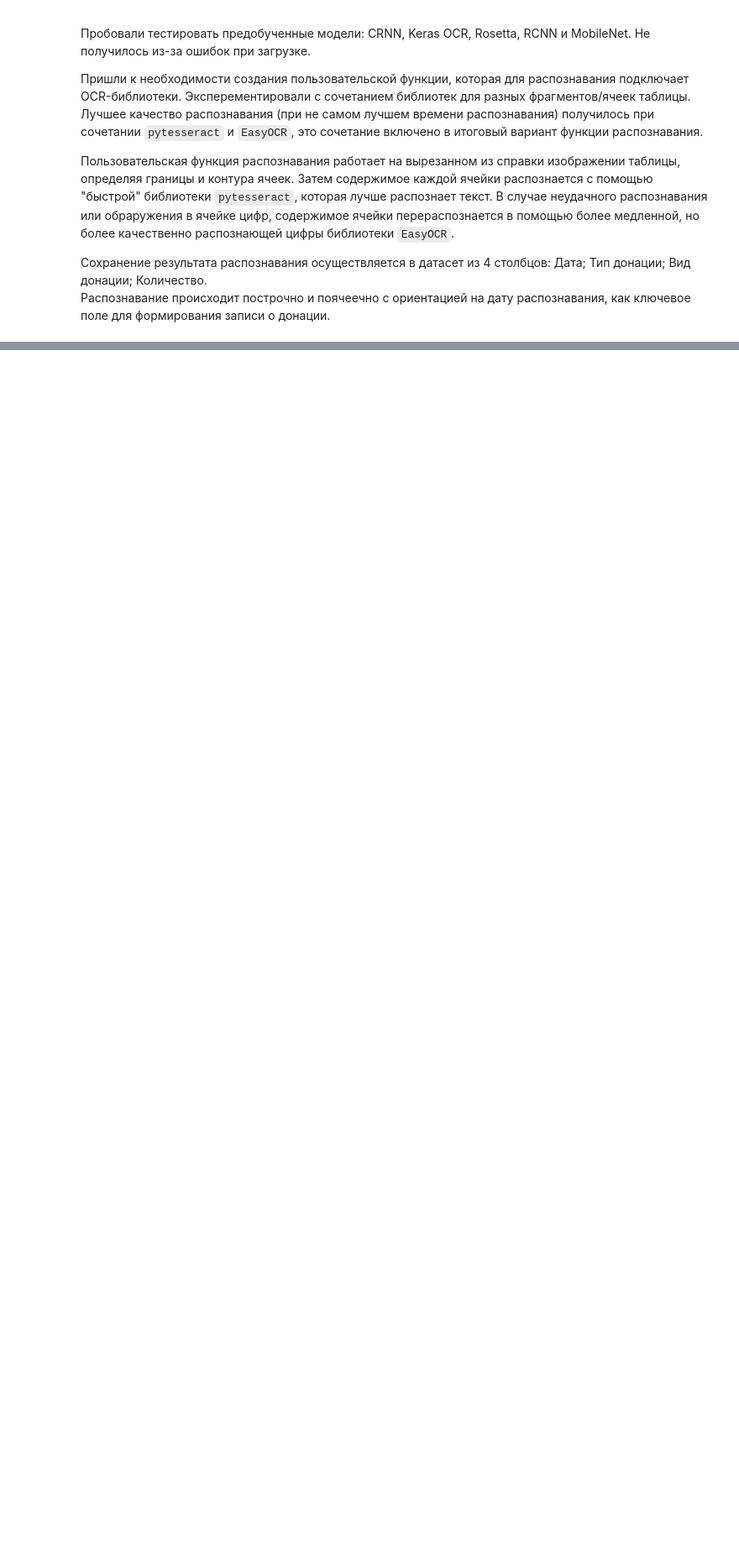
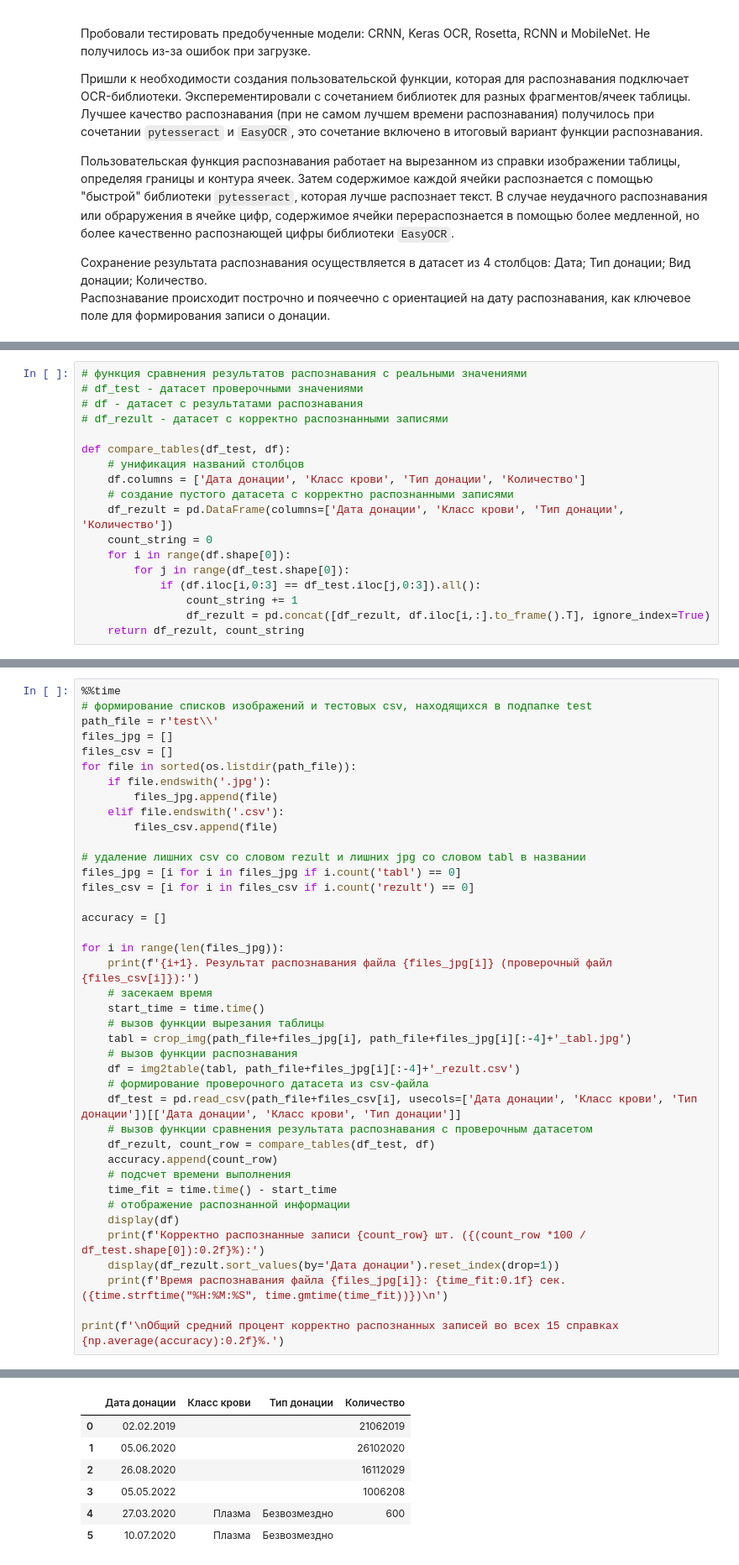
Before and after one commit to yazon315/Seekers-OCR, a Jupyter notebook: OCR-справка_отчет_Искатели.ipynb, the cells around one changed output, grey strips where cells are left out. Shown at 84% size. Cells and saved outputs as stored; diff of their text form; blank space fills up the shorter version.

Commit message:
Обновление OCR-справка_отчет_Искатели.ipynb

```diff
--- a/OCR-справка_отчет_Искатели.ipynb
+++ b/OCR-справка_отчет_Искатели.ipynb
@@ -126,0 +408,18 @@
+# %%
+# функция сравнения результатов распознавания с реальными значениями
+# df_test - датасет проверочными значениями
+# df - датасет с результатами распознавания
+# df_rezult - датасет с корректно распознанными записями
+
+def compare_tables(df_test, df):
+    # унификация названий столбцов
+    df.columns = ['Дата донации', 'Класс крови', 'Тип донации', 'Количество']
+    # создание пустого датасета с корректно распознанными записями
+    df_rezult = pd.DataFrame(columns=['Дата донации', 'Класс крови', 'Тип донации', 'Количество'])
+    count_string = 0
+    for i in range(df.shape[0]):
+        for j in range(df_test.shape[0]):
+            if (df.iloc[i,0:3] == df_test.iloc[j,0:3]).all():
+                count_string += 1
+                df_rezult = pd.concat([df_rezult, df.iloc[i,:].to_frame().T], ignore_index=True)
+    return df_rezult, count_string
@@ -126,0 +443,41 @@
+# %%
+%%time
+# формирование списков изображений и тестовых csv, находящихся в подпапке test
+path_file = r'test\\'
+files_jpg = []
+files_csv = []
+for file in sorted(os.listdir(path_file)):
+    if file.endswith('.jpg'):
+        files_jpg.append(file)
+    elif file.endswith('.csv'):
+        files_csv.append(file)
+
+# удаление лишних csv со словом rezult и лишних jpg со словом tabl в названии
+files_jpg = [i for i in files_jpg if i.count('tabl') == 0]
+files_csv = [i for i in files_csv if i.count('rezult') == 0]
+
+accuracy = []
+
+for i in range(len(files_jpg)):
+    print(f'{i+1}. Результат распознавания файла {files_jpg[i]} (проверочный файл {files_csv[i]}):')
+    # засекаем время
+    start_time = time.time()
+    # вызов функции вырезания таблицы
+    tabl = crop_img(path_file+files_jpg[i], path_file+files_jpg[i][:-4]+'_tabl.jpg')
+    # вызов функции распознавания
+    df = img2table(tabl, path_file+files_jpg[i][:-4]+'_rezult.csv')
+    # формирование проверочного датасета из csv-файла
+    df_test = pd.read_csv(path_file+files_csv[i], usecols=['Дата донации', 'Класс крови', 'Тип донации'])[['Дата донации', 'Класс крови', 'Тип донации']]
+    # вызов функции сравнения результата распознавания с проверочным датасетом
+    df_rezult, count_row = compare_tables(df_test, df)
+    accuracy.append(count_row)
+    # подсчет времени выполнения
+    time_fit = time.time() - start_time
+    # отображение распознанной информации
+    display(df)
+    print(f'Корректно распознанные записи {count_row} шт. ({(count_row *100 / df_test.shape[0]):0.2f}%):')
+    display(df_rezult.sort_values(by='Дата донации').reset_index(drop=1))
+    print(f'Время распознавания файла {files_jpg[i]}: {time_fit:0.1f} сек. ({time.strftime("%H:%M:%S", time.gmtime(time_fit))})\n')
+
+print(f'\nОбщий средний процент корректно распознанных записей во всех 15 справках {np.average(accuracy):0.2f}%.')
+# %% [output]
@@ -126,0 +487,7 @@
+|  | Дата донации | Класс крови | Тип донации | Количество |
+| 0 | 02.02.2019 |  |  | 21062019 |
+| 1 | 05.06.2020 |  |  | 26102020 |
+| 2 | 26.08.2020 |  |  | 16112029 |
+| 3 | 05.05.2022 |  |  | 1006208 |
+| 4 | 27.03.2020 | Плазма | Безвозмездно | 600 |
+| 5 | 10.07.2020 | Плазма | Безвозмездно |  |
```
Also changed, not shown: parts of 15 cells of this notebook.
